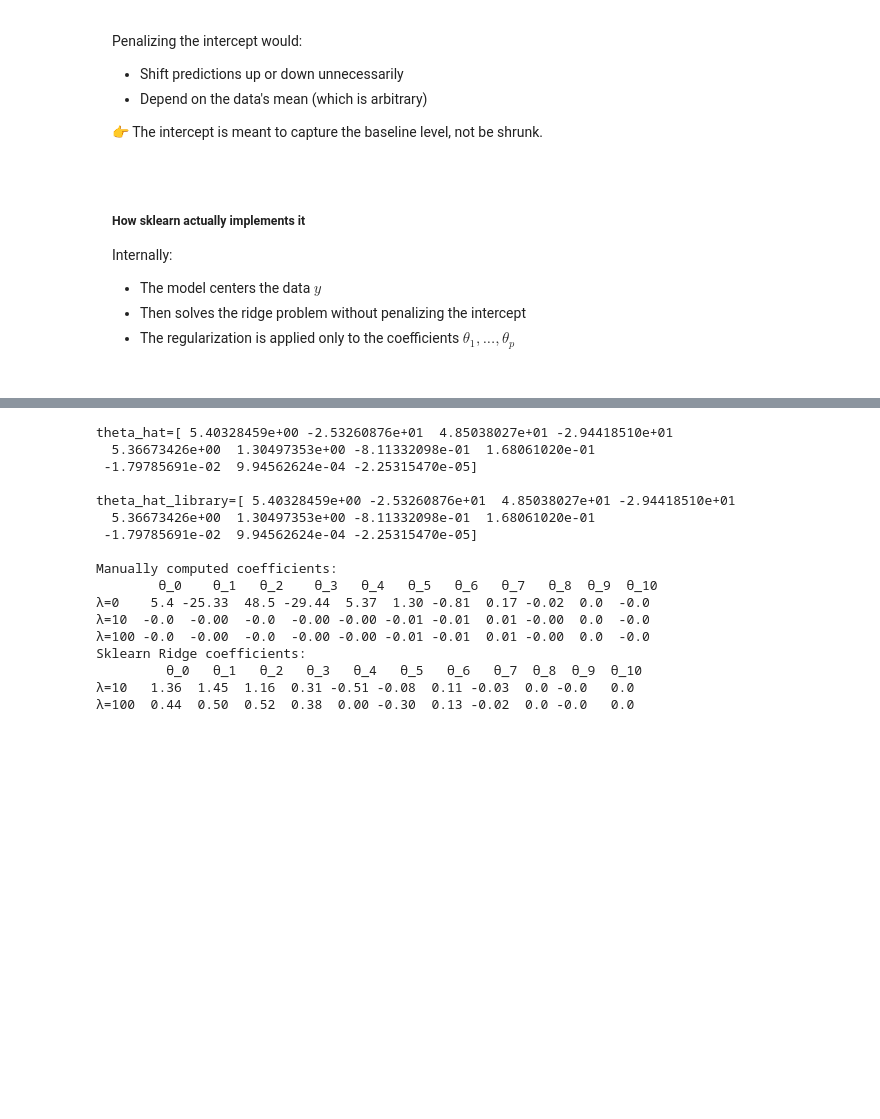
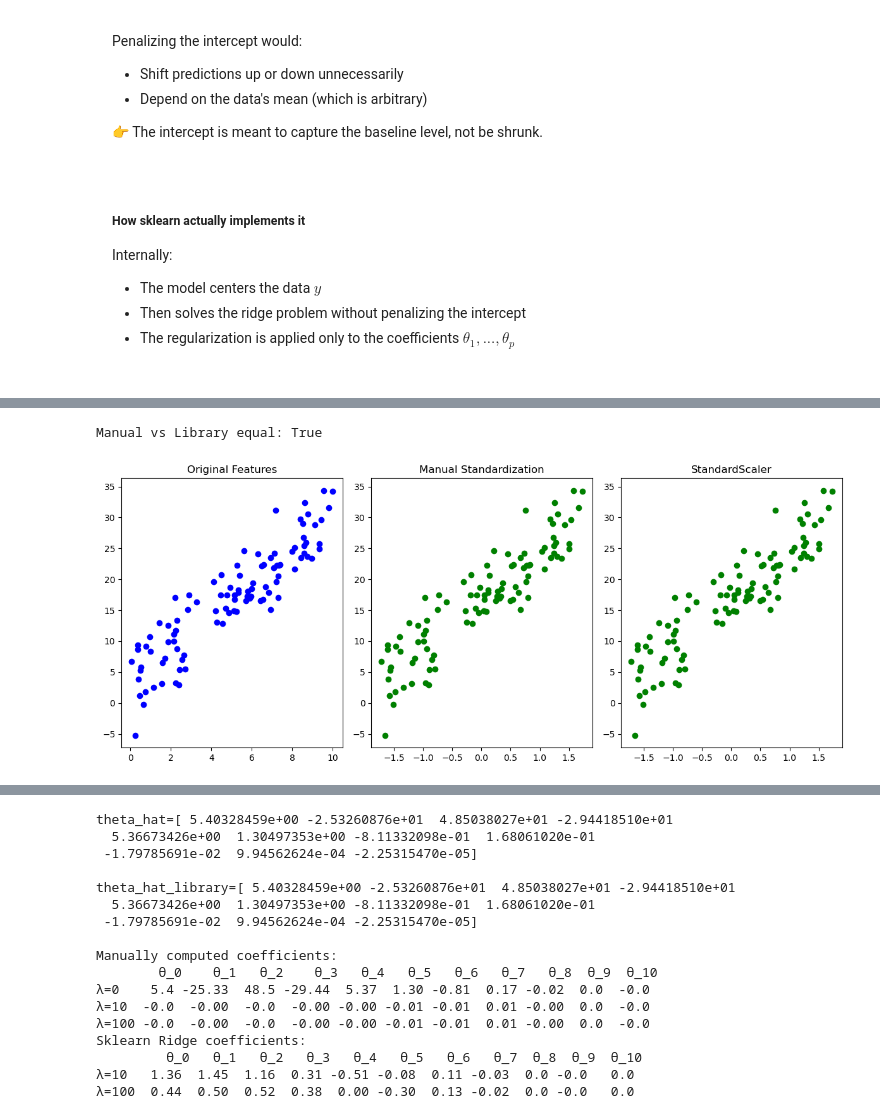
Before and after one commit to jci02/Machine-Learning-Theory, a Jupyter notebook: 1.Supervised Learning/1.Regression/4.Ridge,Lasso and Elastic Net Regression/Ridge,Lasso and Elastic Net.ipynb, the cells around one changed output, grey strips where cells are left out. Saved outputs shown, nothing was run; the diff lists cells and outputs as text; code cells hidden in the pictures; blank space fills up the shorter version.

```diff
--- a/1.Supervised Learning/1.Regression/4.Ridge,Lasso and Elastic Net Regression/Ridge,Lasso and Elastic Net.ipynb
+++ b/1.Supervised Learning/1.Regression/4.Ridge,Lasso and Elastic Net Regression/Ridge,Lasso and Elastic Net.ipynb
@@ -1729,0 +1851,52 @@ There is **no penalty term**, so:
+# %%
+def standard(X):
+    """
+    Standardizes features with mean and standard deviation
+    Input:
+        - array X of shape (n,p) with n=number of observations and p=number of features (no intercept column)
+    Output:
+        - array X with standardized values per column
+    """
+    feature_means = np.mean(X, axis=0) # mean per column
+    feature_std = np.std(X, axis=0) # variance per column
+    feature_std[feature_std == 0] = 1 # avoid division by 0
+    return (X - feature_means) / feature_std
+
+
+np.random.seed(1320)
+n = 100
+
+X_features = np.random.uniform(0, 10, (n, 1))
+X_design = np.c_[np.ones(n), X_features]
+
+theta_true = np.random.uniform(0, 5, X_design.shape[1])
+y = X_design @ theta_true + np.random.normal(0, 3.5, n)
+
+# Standardize
+X_stand_manual = standard(X_features)
+from sklearn.preprocessing import StandardScaler
+X_stand_lib = StandardScaler().fit_transform(X_features)
+
+
+print("Manual vs Library equal:", np.allclose(X_stand_manual, X_stand_lib)) # Check equality
+
+# Plot
+plt.figure(figsize=(12,5))
+
+plt.subplot(1,3,1)
+plt.scatter(X_features, y, color="blue")
+plt.title("Original Features")
+
+plt.subplot(1,3,2)
+plt.scatter(X_stand_manual, y, color="green")
+plt.title("Manual Standardization")
+
+plt.subplot(1,3,3)
+plt.scatter(X_stand_lib, y, color="green")
+plt.title("StandardScaler")
+
+plt.tight_layout()
+plt.show()
+# %% [output]
+Manual vs Library equal: True
+[figure, added]
```
Also changed, not shown: parts of 16 cells of this notebook, 2 other files.
